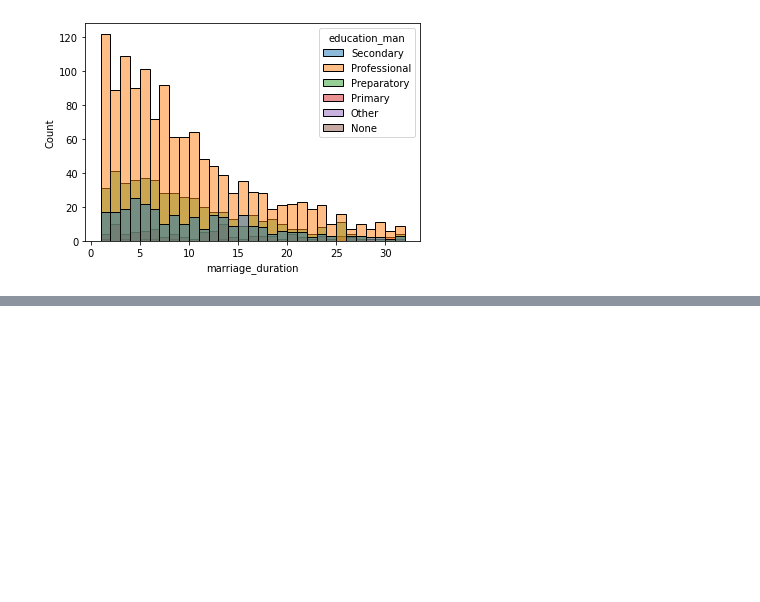
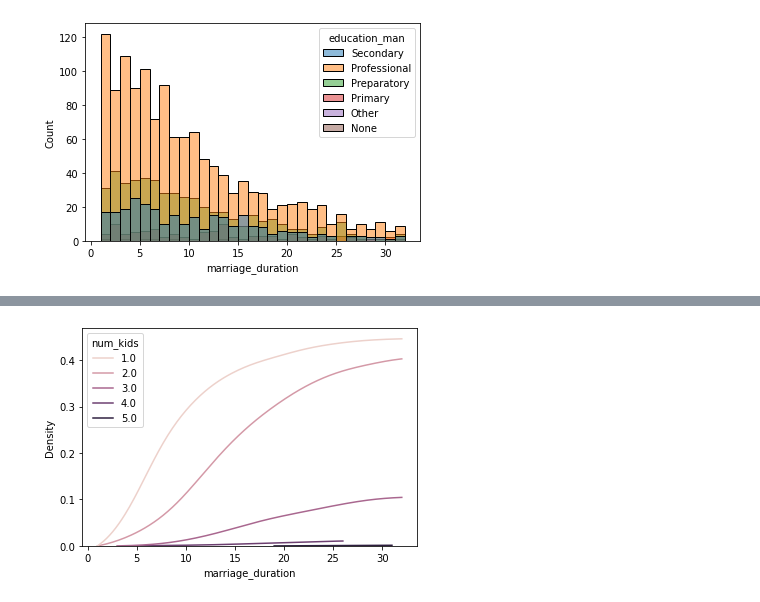
Before and after one commit to ecuerbo/pyprac, a Jupyter notebook: datacamp/exploratory-data-analysis.ipynb, the cells around one changed output, grey strips where cells are left out. Cells and saved outputs as stored; diff of their text form; code cells hidden in the pictures; blank space fills up the shorter version.

```diff
--- a/datacamp/exploratory-data-analysis.ipynb
+++ b/datacamp/exploratory-data-analysis.ipynb
@@ -729,0 +738,6 @@ sns.kdeplot(data=divorce,x="marriage_duration",hue="education_man");
+# %%
+# Update the KDE plot to show a cumulative distribution function
+sns.kdeplot(data=divorce, x="marriage_duration", hue="num_kids", cut=0, cumulative=True)
+plt.show()
+# %% [output]
+[figure, added]
```
Also changed, not shown: parts of 7 cells of this notebook.
